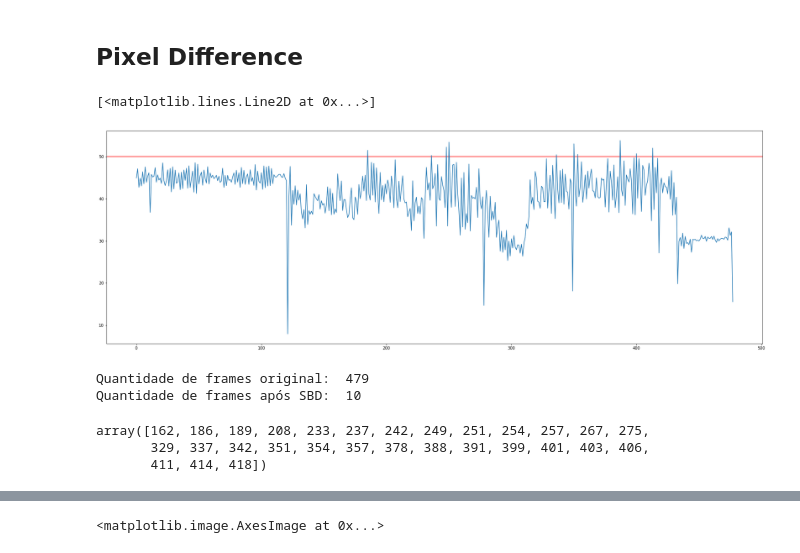
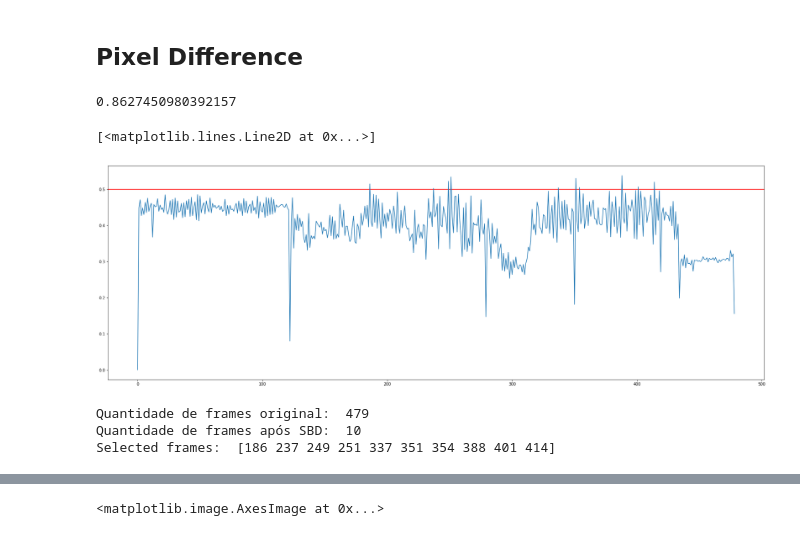
Before and after one commit to andreigor/SimpleVideoShotBoundaryDetection, a Jupyter notebook: src/exp_table.ipynb, the cells around one changed output, grey strips where cells are left out. Cells and saved outputs as stored; diff of their text form; code cells hidden in the pictures.

```diff
--- a/src/exp_table.ipynb
+++ b/src/exp_table.ipynb
@@ -46,6 +43,7 @@ while(cap.isOpened()):
   # Capture frame-by-frame
   ret, frame = cap.read() # first frame
   if ret == True:
+    original_frames.append(frame)
     frame = cv2.cvtColor(frame, cv2.COLOR_BGR2GRAY)
     frames.append(frame)
   # Break the loop
@@ -55,5 +53,6 @@ while(cap.isOpened()):
 # When everything done, release the video capture object
 cap.release()
 
-#
+
+np_original_video = np.array(original_frames, dtype = np.dtype('uint8'))
 # %% [output]
@@ -62,28 +61,28 @@ cap.release()
 # %% [markdown]
 ## Pixel Difference
+# %%
+220/255
+# %% [output]
+0.8627450980392157
 # %%
 np_video = np.array(frames, dtype = np.dtype('uint8'))
 diffs = np.abs(np.diff(np_video, 1, axis = 0))
 img_dim = np_video.shape[1] * np_video.shape[2]
-count = np.count_nonzero(diffs > 220, axis = (1,2))/img_dim*100
+count = np.count_nonzero(diffs > 220, axis = (1,2))/img_dim
 np_video = np.delete(np_video, 0, axis = 0)
 fig, ax = plt.subplots(figsize = (30,10))
-ax.axhline(y = 50, color = 'r', linestyle = '-')
-ax.plot(count[1:])
+ax.axhline(y = 0.5, color = 'r', linestyle = '-')
+ax.plot(count[0:])
 # %% [output]
 [<matplotlib.lines.Line2D at 0x...>]
-[figure, old version]
+[figure, new version]
 # %%
 selected_frames = ((np.argwhere(count > 50)).ravel())
 new_frames = np_video[selected_frames]
 print('Quantidade de frames original: ', len(diffs))
 print('Quantidade de frames após SBD: ', len(new_frames))
+print('Selected frames: ', selected_frames)
 # %% [output]
 Quantidade de frames original:  479
 Quantidade de frames após SBD:  10
+Selected frames:  [186 237 249 251 337 351 354 388 401 414]
-# %%
-selected_frames
-# %% [output]
-array([162, 186, 189, 208, 233, 237, 242, 249, 251, 254, 257, 267, 275,
-       329, 337, 342, 351, 354, 357, 378, 388, 391, 399, 401, 403, 406,
-       411, 414, 418])
```
Also changed, not shown: parts of 27 cells of this notebook, 3 other files.
